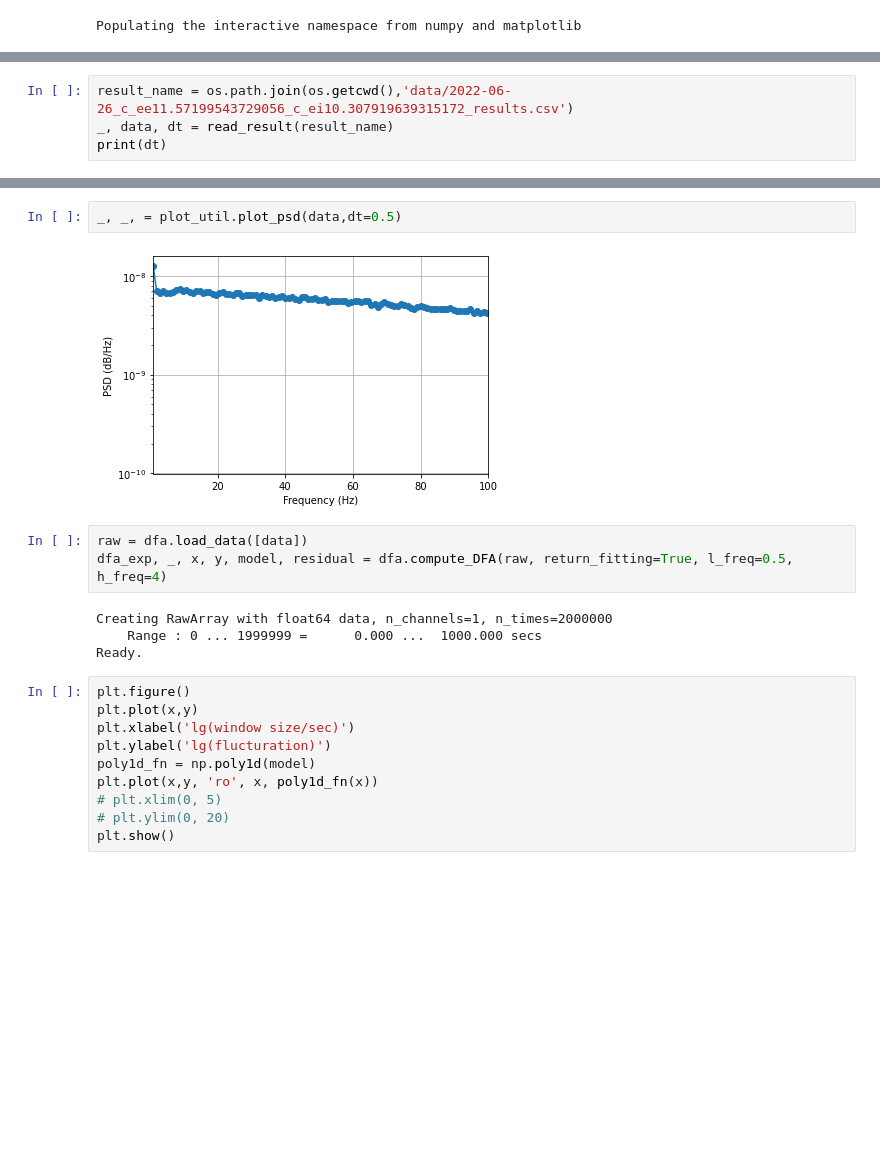
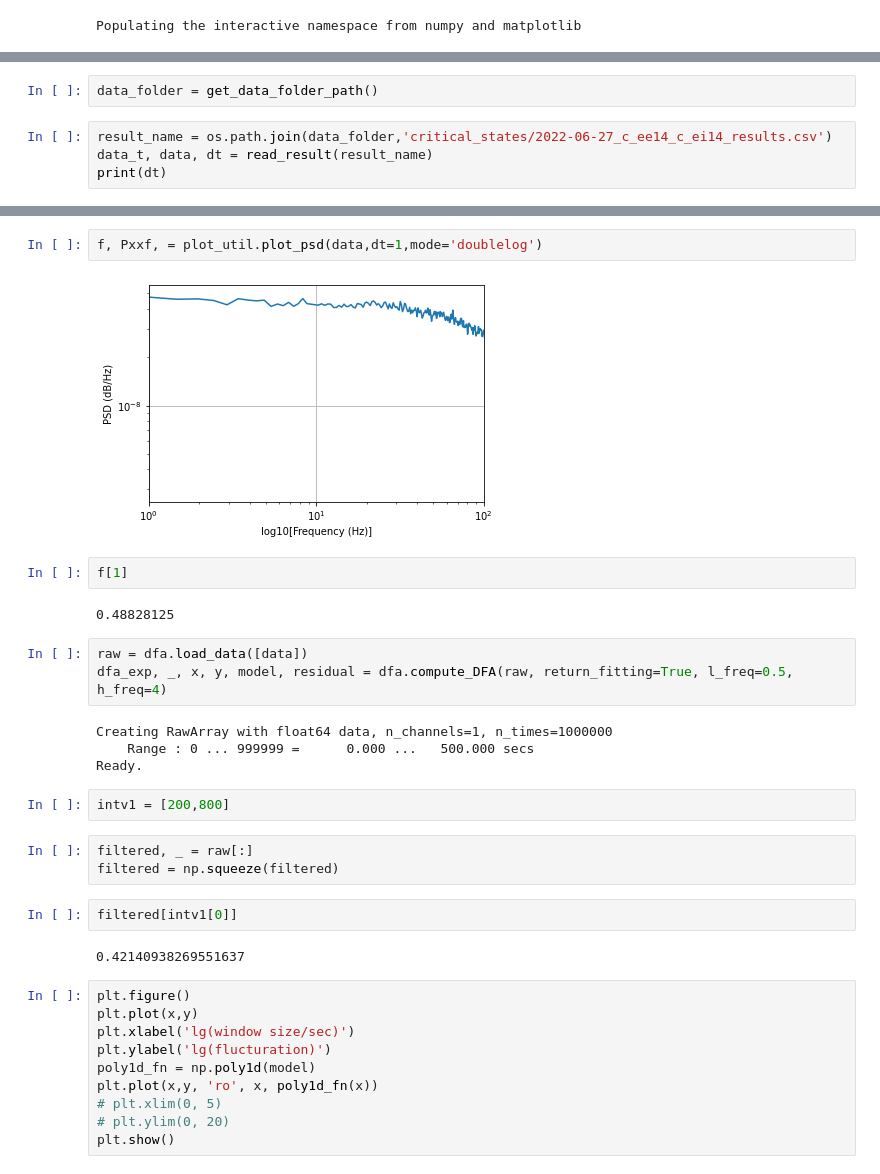
Before and after one commit to Nephiloso/tvb_model_analysis, a Jupyter notebook: model/plot_results.ipynb, the cells around one changed output, grey strips where cells are left out. Cells and saved outputs as stored; diff of their text form; blank space fills up the shorter version.

```diff
--- a/model/plot_results.ipynb
+++ b/model/plot_results.ipynb
@@ -12,5 +13,7 @@ import plot_util
+# %%
+data_folder = get_data_folder_path()
 # %%
-result_name = os.path.join(os.getcwd(),'data/2022-06-26_c_ee11.57199543729056_c_ei10.307919639315172_results.csv')
-_, data, dt = read_result(result_name)
+result_name = os.path.join(data_folder,'critical_states/2022-06-27_c_ee14_c_ei14_results.csv')
+data_t, data, dt = read_result(result_name)
 print(dt)
 # %% [output]
@@ -18,14 +27,27 @@ print(dt)
 # %%
-_, _, = plot_util.plot_psd(data,dt=0.5)
+f, Pxxf, = plot_util.plot_psd(data,dt=1,mode='doublelog')
 # %% [output]
-[figure, old version]
+[figure, new version]
+# %%
+f[1]
+# %% [output]
+0.48828125
 # %%
 raw = dfa.load_data([data])
 dfa_exp, _, x, y, model, residual = dfa.compute_DFA(raw, return_fitting=True, l_freq=0.5, h_freq=4)
 # %% [output]
-Creating RawArray with float64 data, n_channels=1, n_times=2000000
-    Range : 0 ... 1999999 =      0.000 ...  1000.000 secs
+Creating RawArray with float64 data, n_channels=1, n_times=1000000
+    Range : 0 ... 999999 =      0.000 ...   500.000 secs
 Ready.
+# %%
+intv1 = [200,800]
+# %%
+filtered, _ = raw[:]
+filtered = np.squeeze(filtered)
+# %%
+filtered[intv1[0]]
+# %% [output]
+0.42140938269551637
 # %%
 plt.figure()
 plt.plot(x,y)
```
Also changed, not shown: parts of 4 cells of this notebook, 10 other files.
